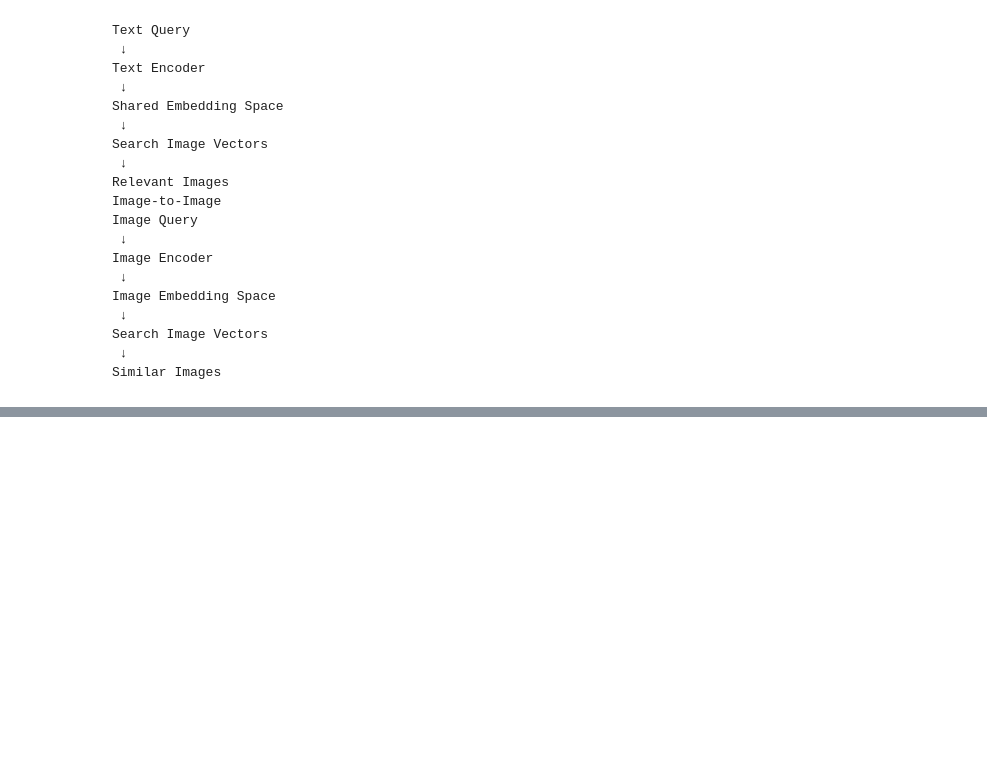
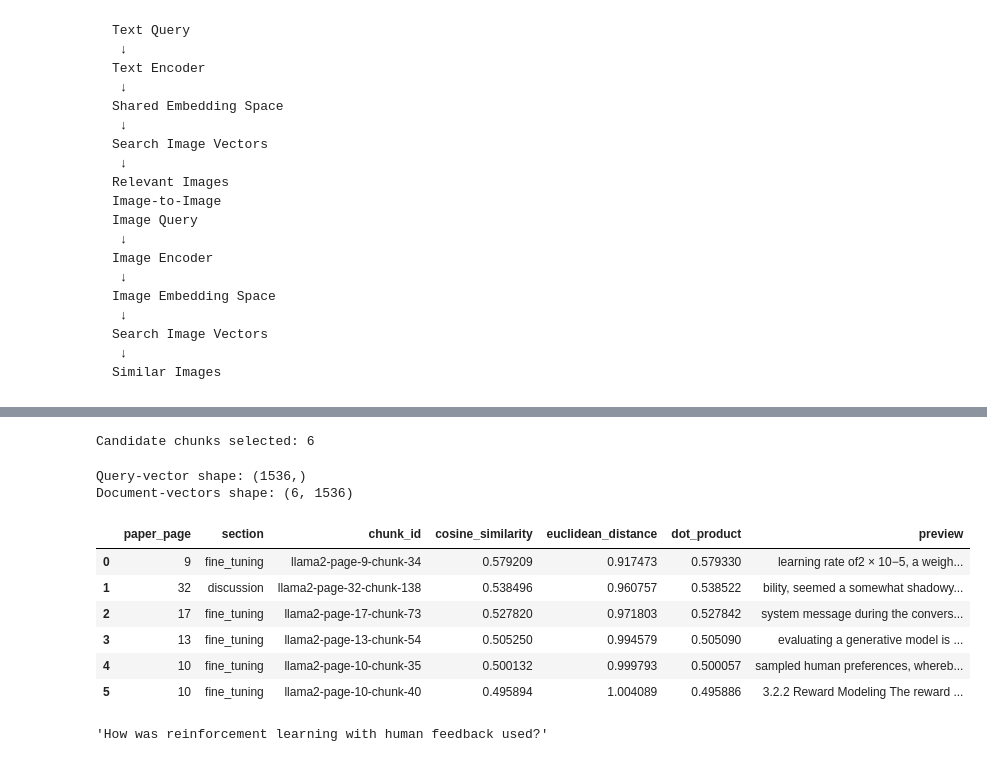
Before and after one commit to Hmnt-dhngra/Modern_route_Full_stack_GenAI, a Jupyter notebook: 3) RAG/13D) Retrieval.ipynb, the cells around one changed output, grey strips where cells are left out. Saved outputs shown, nothing was run; the diff lists cells and outputs as text; code cells hidden in the pictures; blank space fills up the shorter version.

```diff
--- a/3) RAG/13D) Retrieval.ipynb
+++ b/3) RAG/13D) Retrieval.ipynb
@@ -714,0 +922,2 @@ Similar Images
+# %%
+embeddings = OpenAIEmbeddings(model="text-embedding-3-small")
@@ -714,0 +1182,32 @@ Similar Images
+# %%
+metric_query = "How was reinforcement learning with human feedback used?"
+
+candidate_documents = vector_store.similarity_search(
+    metric_query,
+    k=6,
+)
+
+candidate_texts = [
+    document.page_content
+    for document in candidate_documents
+]
+
+print(f"Candidate chunks selected: {len(candidate_texts)}")
+# %% [output]
+Candidate chunks selected: 6
+# %%
+query_vector = np.asarray(
+    embeddings.embed_query(metric_query),
+    dtype=np.float64,
+)
+
+document_vectors = np.asarray(
+    embeddings.embed_documents(candidate_texts),
+    dtype=np.float64,
+)
+
+print("Query-vector shape:", query_vector.shape)
+print("Document-vectors shape:", document_vectors.shape)
+# %% [output]
+Query-vector shape: (1536,)
+Document-vectors shape: (6, 1536)
@@ -714,0 +1248,46 @@ Similar Images
+# %%
+metric_rows = []
+
+for document, document_vector in zip(
+    candidate_documents,
+    document_vectors
+):
+    metric_rows.append(
+        {
+            "paper_page": document.metadata.get("paper_page"),
+            "section": document.metadata.get("section"),
+            "chunk_id": document.metadata.get("chunk_id"),
+            "cosine_similarity": cosine_similarity(
+                query_vector,
+                document_vector
+            ),
+            "euclidean_distance": euclidean_distance(
+                query_vector,
+                document_vector
+            ),
+            "dot_product": dot_product(
+                query_vector,
+                document_vector
+            ),
+            "preview": document.page_content[:100].replace(
+                "\n",
+                " "
+            ),
+        }
+    )
+
+metric_table = pd.DataFrame(metric_rows)
+
+metric_table
+# %% [output]
+|  | paper_page | section | chunk_id | cosine_similarity | euclidean_distance | dot_product | preview |
+| 0 | 9 | fine_tuning | llama2-page-9-chunk-34 | 0.579209 | 0.917473 | 0.579330 | learning rate of2 × 10−5, a weigh... |
+| 1 | 32 | discussion | llama2-page-32-chunk-138 | 0.538496 | 0.960757 | 0.538522 | bility, seemed a somewhat shadowy... |
+| 2 | 17 | fine_tuning | llama2-page-17-chunk-73 | 0.527820 | 0.971803 | 0.527842 | system message during the convers... |
+| 3 | 13 | fine_tuning | llama2-page-13-chunk-54 | 0.505250 | 0.994579 | 0.505090 | evaluating a generative model is ... |
+| 4 | 10 | fine_tuning | llama2-page-10-chunk-35 | 0.500132 | 0.999793 | 0.500057 | sampled human preferences, whereb... |
+| 5 | 10 | fine_tuning | llama2-page-10-chunk-40 | 0.495894 | 1.004089 | 0.495886 | 3.2.2 Reward Modeling The reward ... |
+# %%
+metric_query
+# %% [output]
+'How was reinforcement learning with human feedback used?'
```
Also changed, not shown: parts of 52 cells of this notebook, 4 other files.
